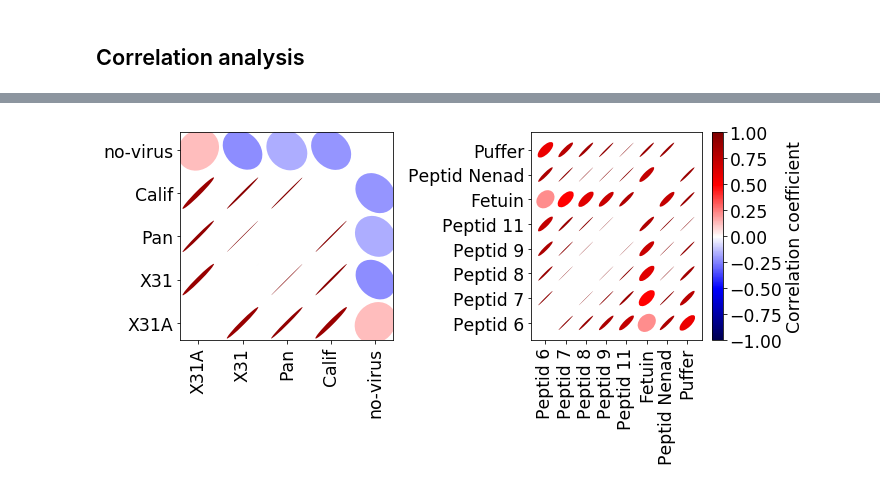
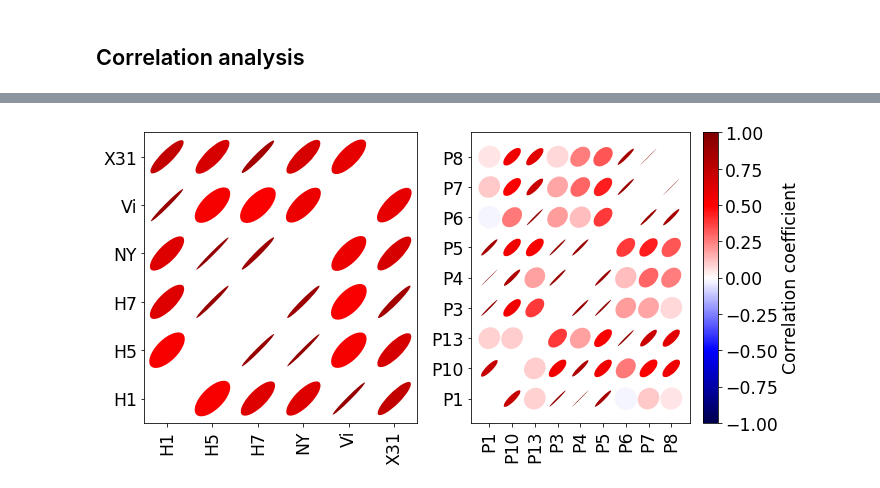
Before and after one commit to matthiaskoenig/flutype_analysis, a Jupyter notebook: analysis.ipynb, the cells around one changed output, grey strips where cells are left out. Drawn from its saved outputs; the diff is of its cells as text; code cells hidden in the pictures.

```diff
--- a/analysis.ipynb
+++ b/analysis.ipynb
@@ -353,14 +478,3 @@ def plot_corr_ellipses(data, ax=None, **kwargs):
         ax.set_yticklabels(data.index,fontsize="xx-large")
 
     return ec
-# %%
-#make mean data for viruses
-data=[]
-for virus in output.index.unique():
-    if len(output.loc[virus].shape) == 1:
-        data.append(output.loc[virus].values)
-    else:
-        data.append(output.loc[virus].mean().values)
-unique_virus_output=pd.DataFrame(data,output.index.unique(),columns=output.columns)
-#attantion not allways right !!!!!!!! otherwise take upper todo make general
-unique_virus_output=pd.DataFrame(data,output.index.unique(),columns=pep_cor[1])
@@ -383,20 +481,28 @@ no-virus  14349.000000  14387.000000  14454.500000  14440.000000
 # %%
-data = unique_virus_output.T.corr()
-f, (ax, ax2) = plt.subplots(1, 2,figsize=(10,5.0))
-m = plot_corr_ellipses(data, ax=ax, cmap='seismic',clim=[-1, 1])
+unique_virus_peptide = Spots_Pre_PCA.pivot_table(index="Virus",columns="Peptide",values="Intensity")
+x = 2
+if unique_virus_peptide.shape[0] < x or unique_virus_peptide.shape[1] < x:
+    print("{}: Number of unique viruses".format(unique_virus_peptide.shape[0]))
+    print("{}: Number of unique peptides".format(unique_virus_peptide.shape[1]))
+    print("-> Not enough unique viruses or peptides in data set")
 
-ax.margins(0.1)
+else:
+    data = unique_virus_peptide.T.corr()
+    f, (ax, ax2) = plt.subplots(1, 2,figsize=(10,5.0))
+    m = plot_corr_ellipses(data, ax=ax, cmap='seismic',clim=[-1, 1])
 
-m = plot_corr_ellipses(unique_virus_output.corr(), ax=ax2, cmap='seismic',clim=[-1, 1])
-cb = f.colorbar(m)
-cb.ax.tick_params(labelsize="xx-large")
+    ax.margins(0.1)
 
-cb.set_label('Correlation coefficient',fontsize="xx-large")
-ax2.margins(0.1)
-f.tight_layout()
+    m = plot_corr_ellipses(unique_virus_peptide.corr(), ax=ax2, cmap='seismic',clim=[-1, 1])
+    cb = f.colorbar(m)
+    cb.ax.tick_params(labelsize="xx-large")
 
-f.savefig("./results/{}_corr_matrix_plot.png".format(data_id),bbox_inches='tight')
+    cb.set_label('Correlation coefficient',fontsize="xx-large")
+    ax2.margins(0.1)
+    f.tight_layout()
 
-plt.show()
+    f.savefig("./results/{}_corr_matrix_plot.png".format(data_id),bbox_inches='tight')
+
+    plt.show()
 # %% [output]
-[figure, old version]
+[figure, new version]
```
Also changed, not shown: parts of 14 cells of this notebook, 13 other files.
